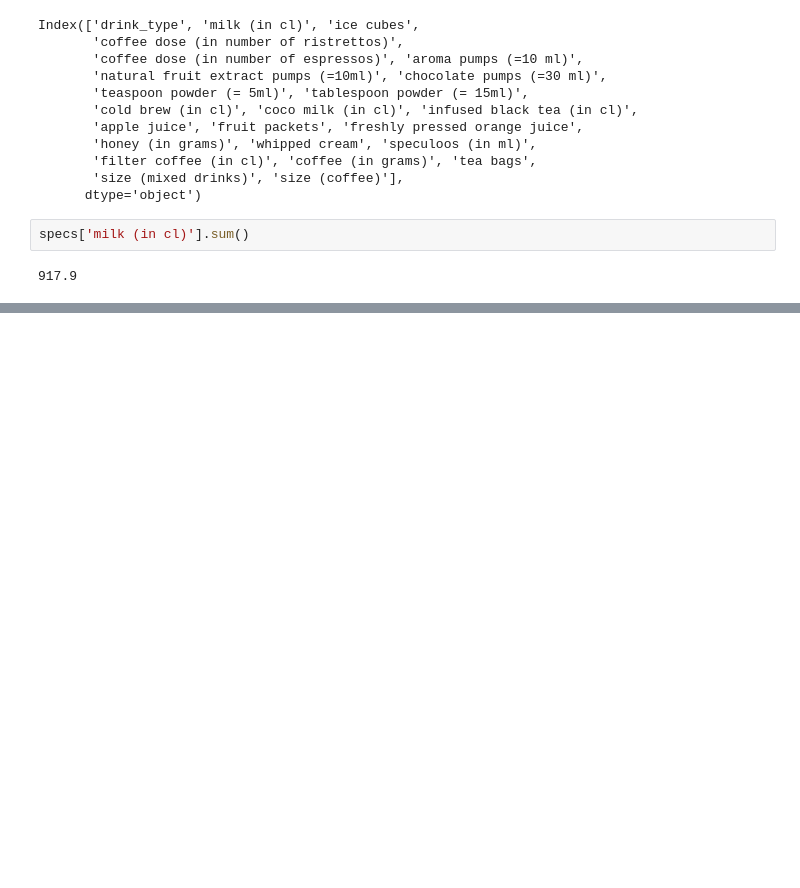
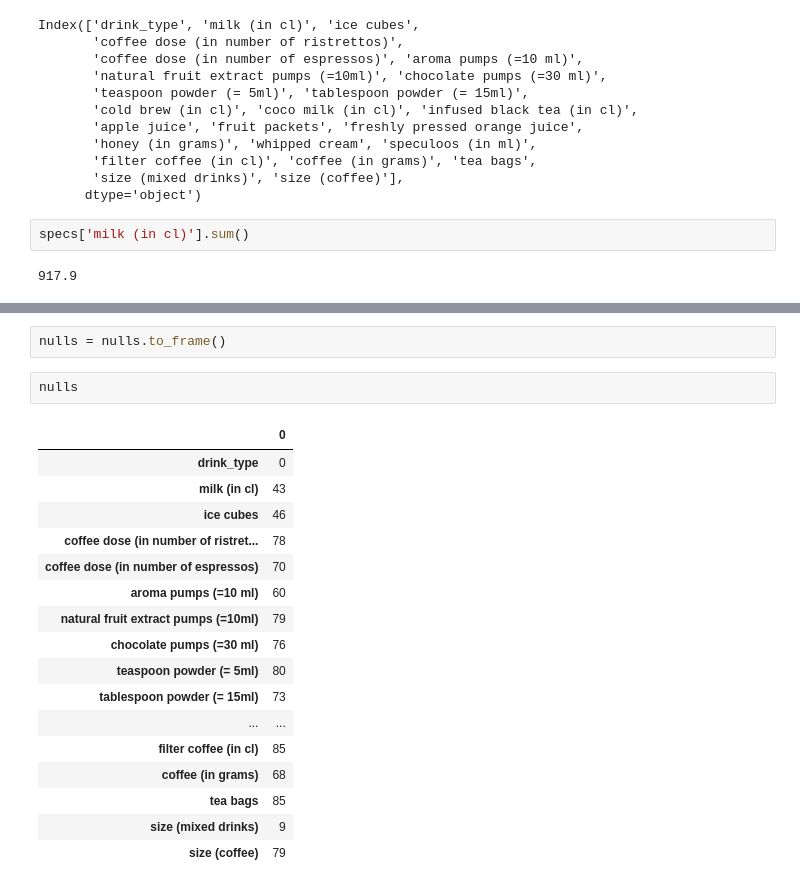
Before and after one commit to Luna-Agora/coffee, a Jupyter notebook: Notebooks/coffee notebook.ipynb, the cells around one changed output, grey strips where cells are left out. Cells and saved outputs as stored; diff of their text form; blank space fills up the shorter version.

```diff
--- a/Notebooks/coffee notebook.ipynb
+++ b/Notebooks/coffee notebook.ipynb
@@ -69,0 +108,22 @@ specs['milk (in cl)'].sum()
+# %%
+nulls = nulls.to_frame()
+# %%
+nulls
+# %% [output]
+|  | 0 |
+| drink_type | 0 |
+| milk (in cl) | 43 |
+| ice cubes | 46 |
+| coffee dose (in number of ristret... | 78 |
+| coffee dose (in number of espressos) | 70 |
+| aroma pumps (=10 ml) | 60 |
+| natural fruit extract pumps (=10ml) | 79 |
+| chocolate pumps (=30 ml) | 76 |
+| teaspoon powder (= 5ml) | 80 |
+| tablespoon powder (= 15ml) | 73 |
+| ... | ... |
+| filter coffee (in cl) | 85 |
+| coffee (in grams) | 68 |
+| tea bags | 85 |
+| size (mixed drinks) | 9 |
+| size (coffee) | 79 |
```
Also changed, not shown: parts of 3 cells of this notebook.
